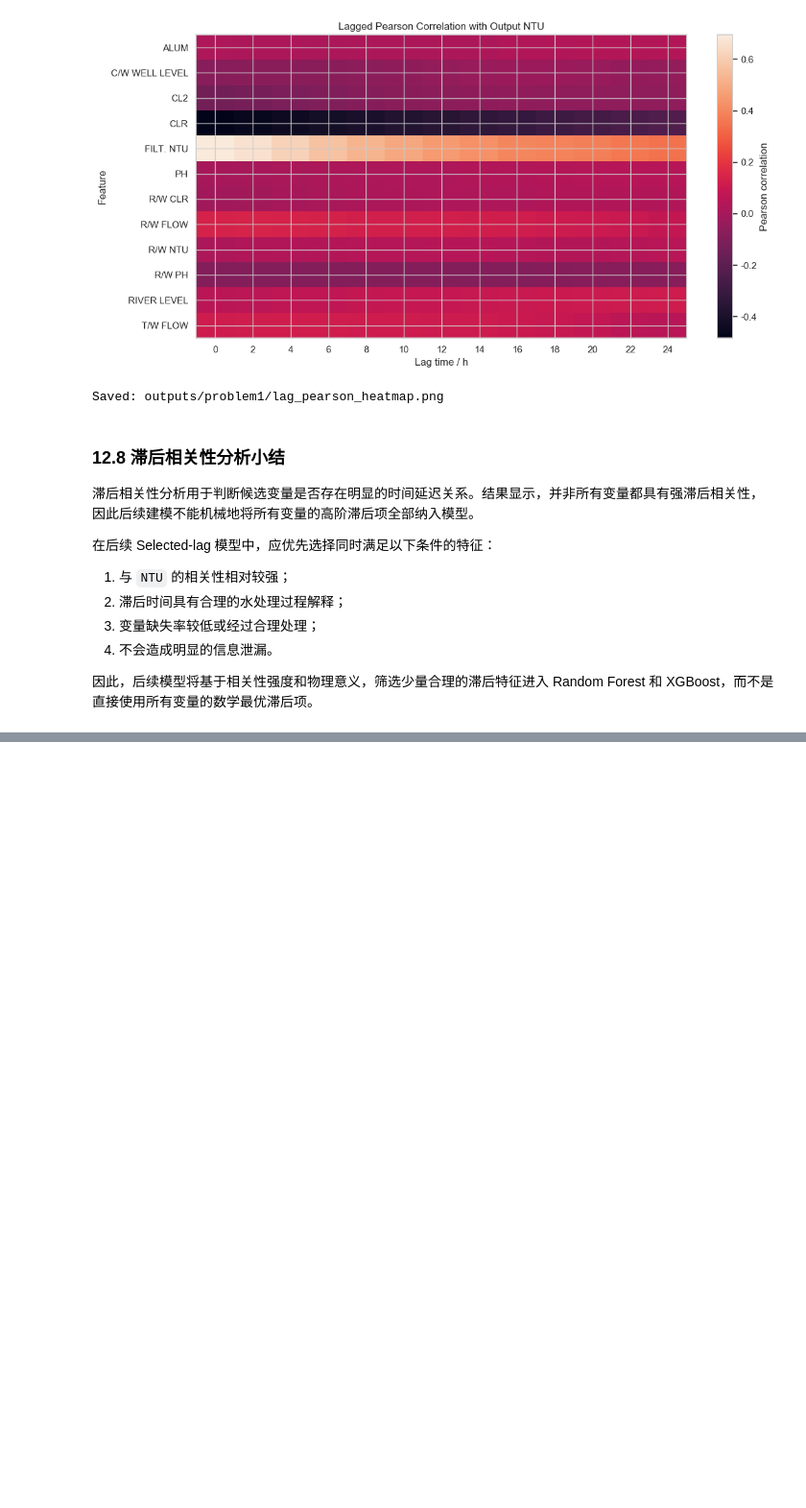
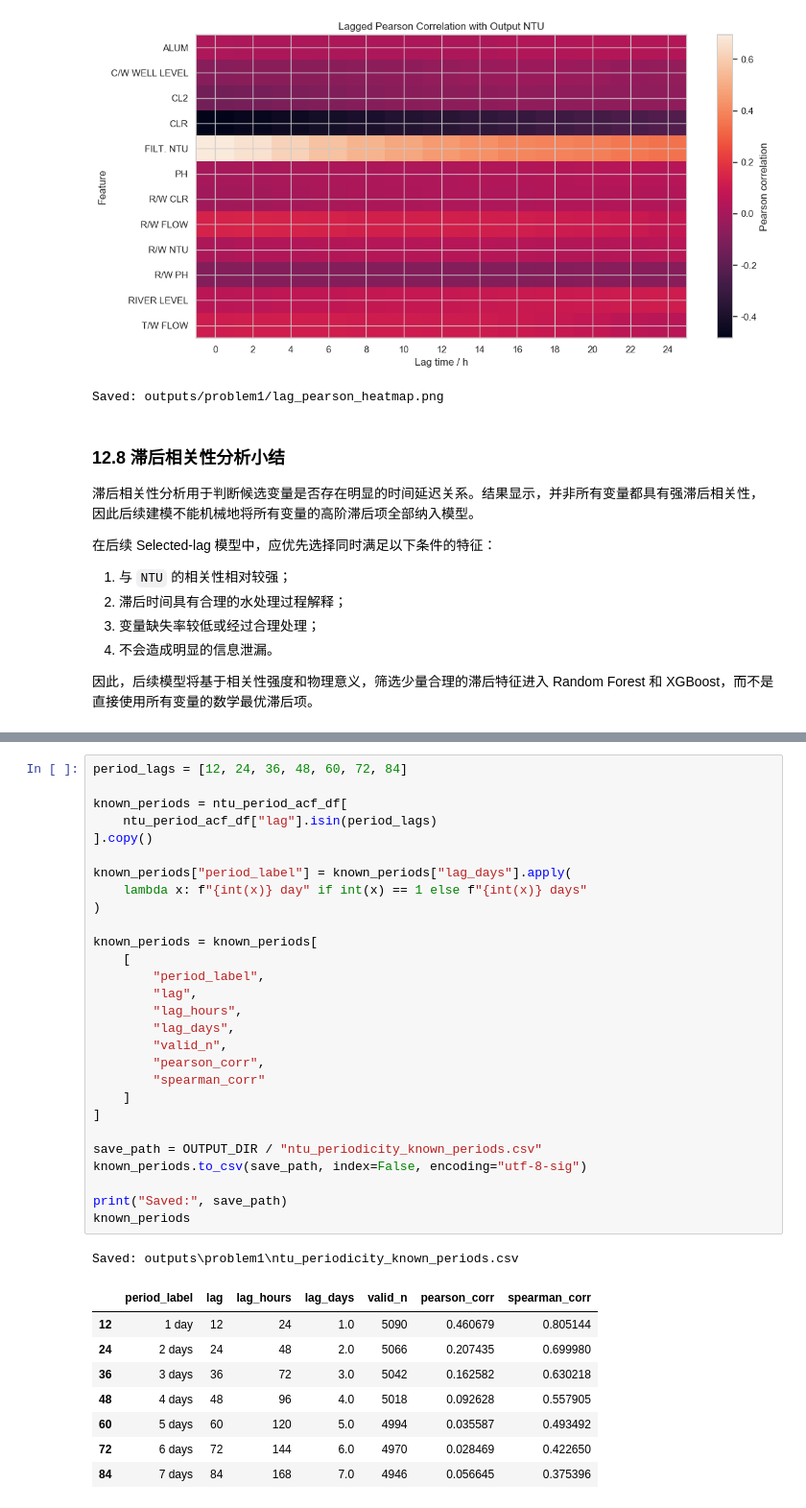
Before and after one commit to Azdmjiny/2026-Asia-Pasific-cup, a Jupyter notebook: codes/p1.ipynb, the cells around one changed output, grey strips where cells are left out. Shown at 96% size. Cells and saved outputs as stored; diff of their text form; blank space fills up the shorter version.

```diff
--- a/codes/p1.ipynb
+++ b/codes/p1.ipynb
@@ -1161,0 +1373,38 @@ Saved: outputs/problem1/lag_pearson_heatmap.png
+# %%
+period_lags = [12, 24, 36, 48, 60, 72, 84]
+
+known_periods = ntu_period_acf_df[
+    ntu_period_acf_df["lag"].isin(period_lags)
+].copy()
+
+known_periods["period_label"] = known_periods["lag_days"].apply(
+    lambda x: f"{int(x)} day" if int(x) == 1 else f"{int(x)} days"
+)
+
+known_periods = known_periods[
+    [
+        "period_label",
+        "lag",
+        "lag_hours",
+        "lag_days",
+        "valid_n",
+        "pearson_corr",
+        "spearman_corr"
+    ]
+]
+
+save_path = OUTPUT_DIR / "ntu_periodicity_known_periods.csv"
+known_periods.to_csv(save_path, index=False, encoding="utf-8-sig")
+
+print("Saved:", save_path)
+known_periods
+# %% [output]
+Saved: outputs\problem1\ntu_periodicity_known_periods.csv
+|  | period_label | lag | lag_hours | lag_days | valid_n | pearson_corr | spearman_corr |
+| 12 | 1 day | 12 | 24 | 1.0 | 5090 | 0.460679 | 0.805144 |
+| 24 | 2 days | 24 | 48 | 2.0 | 5066 | 0.207435 | 0.699980 |
+| 36 | 3 days | 36 | 72 | 3.0 | 5042 | 0.162582 | 0.630218 |
+| 48 | 4 days | 48 | 96 | 4.0 | 5018 | 0.092628 | 0.557905 |
+| 60 | 5 days | 60 | 120 | 5.0 | 4994 | 0.035587 | 0.493492 |
+| 72 | 6 days | 72 | 144 | 6.0 | 4970 | 0.028469 | 0.422650 |
+| 84 | 7 days | 84 | 168 | 7.0 | 4946 | 0.056645 | 0.375396 |
```
Also changed, not shown: parts of 14 cells of this notebook.
